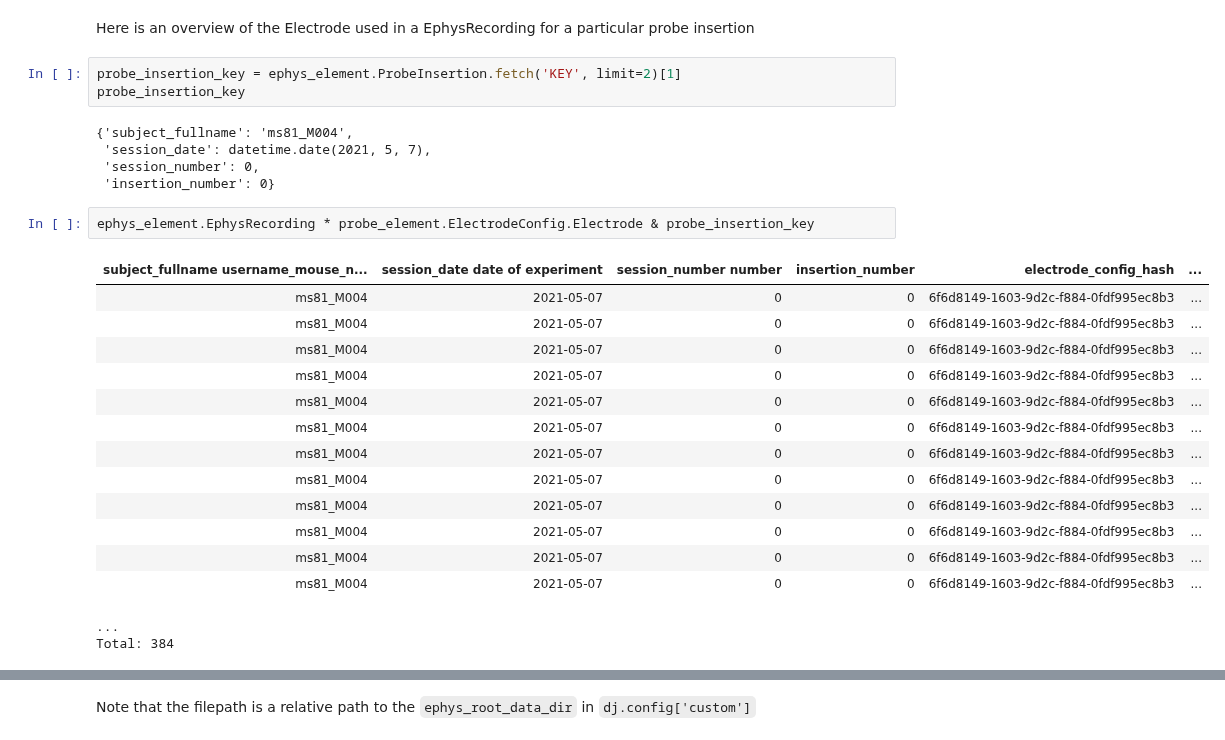
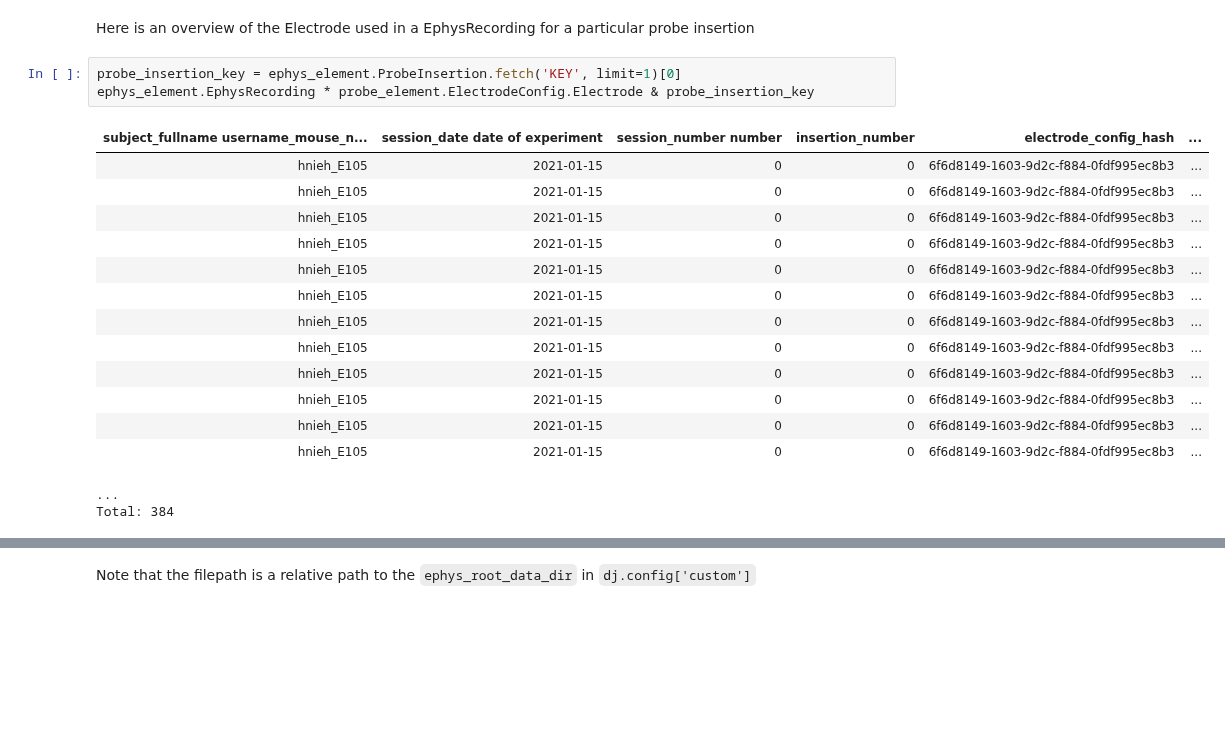
Before and after one commit to BrainCOGS/U19-pipeline-python, a Jupyter notebook: notebooks/ephys_element/02-process-ephys-workflow.ipynb, the cells around one changed output, grey strips where cells are left out. Cells and saved outputs as stored; diff of their text form; blank space fills up the shorter version.

```diff
--- a/notebooks/ephys_element/02-process-ephys-workflow.ipynb
+++ b/notebooks/ephys_element/02-process-ephys-workflow.ipynb
@@ -211,31 +127,24 @@ ephys_element.EphysRecording.populate(display_progress=True)
 # %% [markdown]
 Here is an overview of the Electrode used in a EphysRecording for a particular probe insertion
 # %%
-probe_insertion_key = ephys_element.ProbeInsertion.fetch('KEY', limit=2)[1]
-probe_insertion_key
+probe_insertion_key = ephys_element.ProbeInsertion.fetch('KEY', limit=1)[0]
+ephys_element.EphysRecording * probe_element.ElectrodeConfig.Electrode & probe_insertion_key
 # %% [output]
+| subject_fullname username_mouse_n... | session_date date of experiment | session_number number | insertion_number | electrode_config_hash | ... |
+| hnieh_E105 | 2021-01-15 | 0 | 0 | 6f6d8149-1603-9d2c-f884-0fdf995ec8b3 | ... |
+| hnieh_E105 | 2021-01-15 | 0 | 0 | 6f6d8149-1603-9d2c-f884-0fdf995ec8b3 | ... |
+| hnieh_E105 | 2021-01-15 | 0 | 0 | 6f6d8149-1603-9d2c-f884-0fdf995ec8b3 | ... |
+| hnieh_E105 | 2021-01-15 | 0 | 0 | 6f6d8149-1603-9d2c-f884-0fdf995ec8b3 | ... |
+| hnieh_E105 | 2021-01-15 | 0 | 0 | 6f6d8149-1603-9d2c-f884-0fdf995ec8b3 | ... |
+| hnieh_E105 | 2021-01-15 | 0 | 0 | 6f6d8149-1603-9d2c-f884-0fdf995ec8b3 | ... |
+| hnieh_E105 | 2021-01-15 | 0 | 0 | 6f6d8149-1603-9d2c-f884-0fdf995ec8b3 | ... |
+| hnieh_E105 | 2021-01-15 | 0 | 0 | 6f6d8149-1603-9d2c-f884-0fdf995ec8b3 | ... |
+| hnieh_E105 | 2021-01-15 | 0 | 0 | 6f6d8149-1603-9d2c-f884-0fdf995ec8b3 | ... |
+| hnieh_E105 | 2021-01-15 | 0 | 0 | 6f6d8149-1603-9d2c-f884-0fdf995ec8b3 | ... |
+| hnieh_E105 | 2021-01-15 | 0 | 0 | 6f6d8149-1603-9d2c-f884-0fdf995ec8b3 | ... |
+| hnieh_E105 | 2021-01-15 | 0 | 0 | 6f6d8149-1603-9d2c-f884-0fdf995ec8b3 | ... |
-{'subject_fullname': 'ms81_M004',
- 'session_date': datetime.date(2021, 5, 7),
- 'session_number': 0,
- 'insertion_number': 0}
+...
+Total: 384
-# %%
-ephys_element.EphysRecording * probe_element.ElectrodeConfig.Electrode & probe_insertion_key
-# %% [output]
-| subject_fullname username_mouse_n... | session_date date of experiment | session_number number | insertion_number | electrode_config_hash | ... |
-| ms81_M004 | 2021-05-07 | 0 | 0 | 6f6d8149-1603-9d2c-f884-0fdf995ec8b3 | ... |
-| ms81_M004 | 2021-05-07 | 0 | 0 | 6f6d8149-1603-9d2c-f884-0fdf995ec8b3 | ... |
-| ms81_M004 | 2021-05-07 | 0 | 0 | 6f6d8149-1603-9d2c-f884-0fdf995ec8b3 | ... |
-| ms81_M004 | 2021-05-07 | 0 | 0 | 6f6d8149-1603-9d2c-f884-0fdf995ec8b3 | ... |
-| ms81_M004 | 2021-05-07 | 0 | 0 | 6f6d8149-1603-9d2c-f884-0fdf995ec8b3 | ... |
-| ms81_M004 | 2021-05-07 | 0 | 0 | 6f6d8149-1603-9d2c-f884-0fdf995ec8b3 | ... |
-| ms81_M004 | 2021-05-07 | 0 | 0 | 6f6d8149-1603-9d2c-f884-0fdf995ec8b3 | ... |
-| ms81_M004 | 2021-05-07 | 0 | 0 | 6f6d8149-1603-9d2c-f884-0fdf995ec8b3 | ... |
-| ms81_M004 | 2021-05-07 | 0 | 0 | 6f6d8149-1603-9d2c-f884-0fdf995ec8b3 | ... |
-| ms81_M004 | 2021-05-07 | 0 | 0 | 6f6d8149-1603-9d2c-f884-0fdf995ec8b3 | ... |
-| ms81_M004 | 2021-05-07 | 0 | 0 | 6f6d8149-1603-9d2c-f884-0fdf995ec8b3 | ... |
-| ms81_M004 | 2021-05-07 | 0 | 0 | 6f6d8149-1603-9d2c-f884-0fdf995ec8b3 | ... |
-...
-Total: 384
 # %%
 ephys_element.EphysRecording.EphysFile()
 # %% [output]
```
Also changed, not shown: parts of 41 cells of this notebook, 2 other files.
